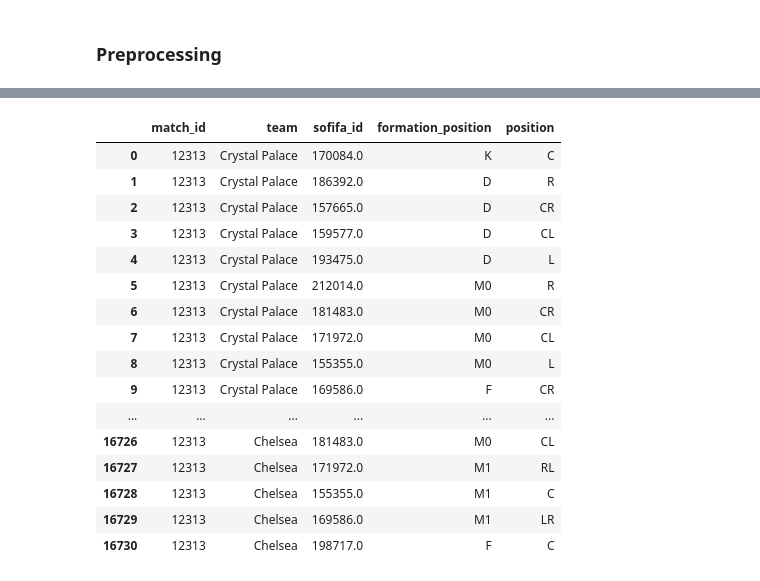
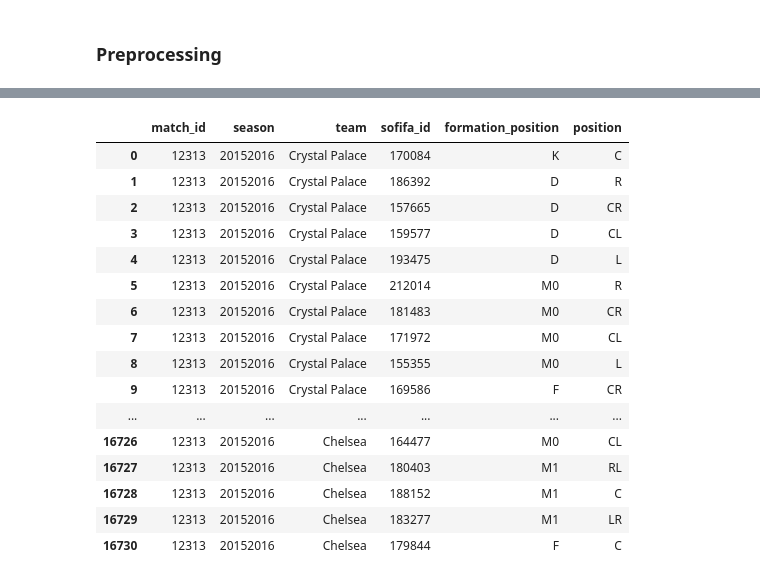
Before and after one commit to c0j0s/CS4211-Project, a Jupyter notebook: main.ipynb, the cells around one changed output, grey strips where cells are left out. Saved outputs shown, nothing was run; the diff lists cells and outputs as text; code cells hidden in the pictures.

Commit message:
Join match with player ratings by sofifa_id and season

```diff
--- a/main.ipynb
+++ b/main.ipynb
@@ -172,28 +172,32 @@ df_matches_exploded[df_matches_exploded['match_id'] == '12313']
 # %%
 # Build a realtion table
 df_match_ratings = pd.DataFrame()
-df_match_ratings['match_id']  = pd.concat([df_matches_exploded['match_id'], df_matches_exploded['match_id']])
-df_match_ratings['team']      = pd.concat([df_matches_exploded['home_team'], df_matches_exploded['away_team']])
-df_match_ratings['sofifa_id'] = pd.concat([df_matches_exploded['home_xi_sofifa_ids'], df_matches_exploded['home_xi_sofifa_ids']])
-df_match_ratings['formation_position'] = pd.concat([df_matches_exploded['home_formation_position'], df_matches_exploded['away_formation_position']])
-df_match_ratings['position']  = pd.concat([df_matches_exploded['home_sequence'], df_matches_exploded['away_sequence']])
+df_match_ratings['match_id']            = pd.concat([df_matches_exploded['match_id'],                   df_matches_exploded['match_id']])
+df_match_ratings['season']              = pd.concat([df_matches_exploded['season'],                     df_matches_exploded['season']])
+df_match_ratings['team']                = pd.concat([df_matches_exploded['home_team'],                  df_matches_exploded['away_team']])
+df_match_ratings['sofifa_id']           = pd.concat([df_matches_exploded['home_xi_sofifa_ids'],         df_matches_exploded['away_xi_sofifa_ids']])
+df_match_ratings['formation_position']  = pd.concat([df_matches_exploded['home_formation_position'],    df_matches_exploded['away_formation_position']])
+df_match_ratings['position']            = pd.concat([df_matches_exploded['home_sequence'],              df_matches_exploded['away_sequence']])
+
 df_match_ratings.reset_index(drop=True, inplace=True)
+df_match_ratings['sofifa_id'] = df_match_ratings['sofifa_id'].apply(lambda x: int(float(x)))
+
 df_match_ratings[df_match_ratings['match_id'] == '12313']
 # %% [output]
-|  | match_id | team | sofifa_id | formation_position | position |
-| 0 | 12313 | Crystal Palace | 170084.0 | K | C |
-| 1 | 12313 | Crystal Palace | 186392.0 | D | R |
-| 2 | 12313 | Crystal Palace | 157665.0 | D | CR |
-| 3 | 12313 | Crystal Palace | 159577.0 | D | CL |
-| 4 | 12313 | Crystal Palace | 193475.0 | D | L |
-| 5 | 12313 | Crystal Palace | 212014.0 | M0 | R |
-| 6 | 12313 | Crystal Palace | 181483.0 | M0 | CR |
-| 7 | 12313 | Crystal Palace | 171972.0 | M0 | CL |
-| 8 | 12313 | Crystal Palace | 155355.0 | M0 | L |
-| 9 | 12313 | Crystal Palace | 169586.0 | F | CR |
-| ... | ... | ... | ... | ... | ... |
-| 16726 | 12313 | Chelsea | 181483.0 | M0 | CL |
-| 16727 | 12313 | Chelsea | 171972.0 | M1 | RL |
-| 16728 | 12313 | Chelsea | 155355.0 | M1 | C |
-| 16729 | 12313 | Chelsea | 169586.0 | M1 | LR |
-| 16730 | 12313 | Chelsea | 198717.0 | F | C |
+|  | match_id | season | team | sofifa_id | formation_position | position |
+| 0 | 12313 | 20152016 | Crystal Palace | 170084 | K | C |
+| 1 | 12313 | 20152016 | Crystal Palace | 186392 | D | R |
+| 2 | 12313 | 20152016 | Crystal Palace | 157665 | D | CR |
+| 3 | 12313 | 20152016 | Crystal Palace | 159577 | D | CL |
+| 4 | 12313 | 20152016 | Crystal Palace | 193475 | D | L |
+| 5 | 12313 | 20152016 | Crystal Palace | 212014 | M0 | R |
+| 6 | 12313 | 20152016 | Crystal Palace | 181483 | M0 | CR |
+| 7 | 12313 | 20152016 | Crystal Palace | 171972 | M0 | CL |
+| 8 | 12313 | 20152016 | Crystal Palace | 155355 | M0 | L |
+| 9 | 12313 | 20152016 | Crystal Palace | 169586 | F | CR |
+| ... | ... | ... | ... | ... | ... | ... |
+| 16726 | 12313 | 20152016 | Chelsea | 164477 | M0 | CL |
+| 16727 | 12313 | 20152016 | Chelsea | 180403 | M1 | RL |
+| 16728 | 12313 | 20152016 | Chelsea | 188152 | M1 | C |
+| 16729 | 12313 | 20152016 | Chelsea | 183277 | M1 | LR |
+| 16730 | 12313 | 20152016 | Chelsea | 179844 | F | C |
```
Also changed, not shown: parts of 3 cells of this notebook.
